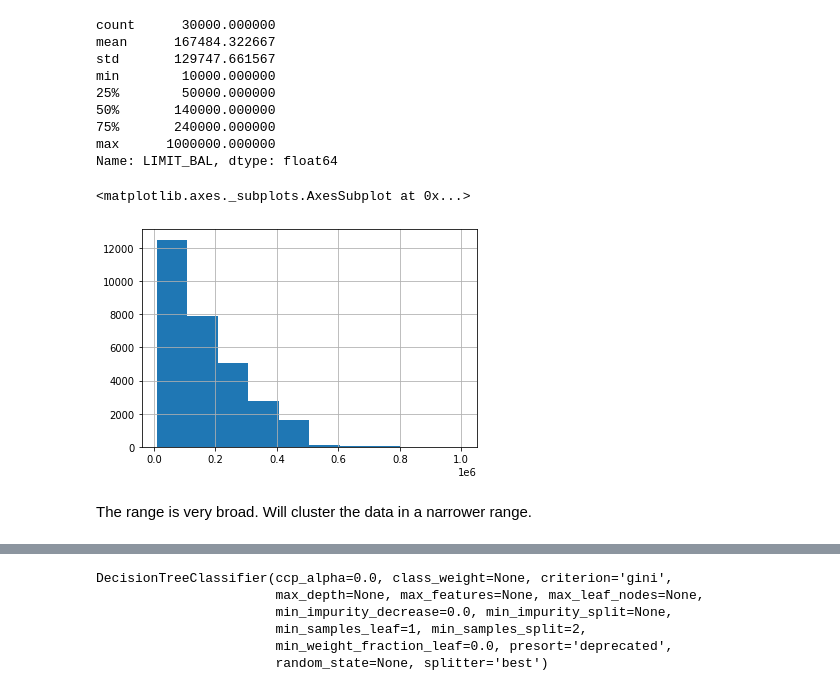
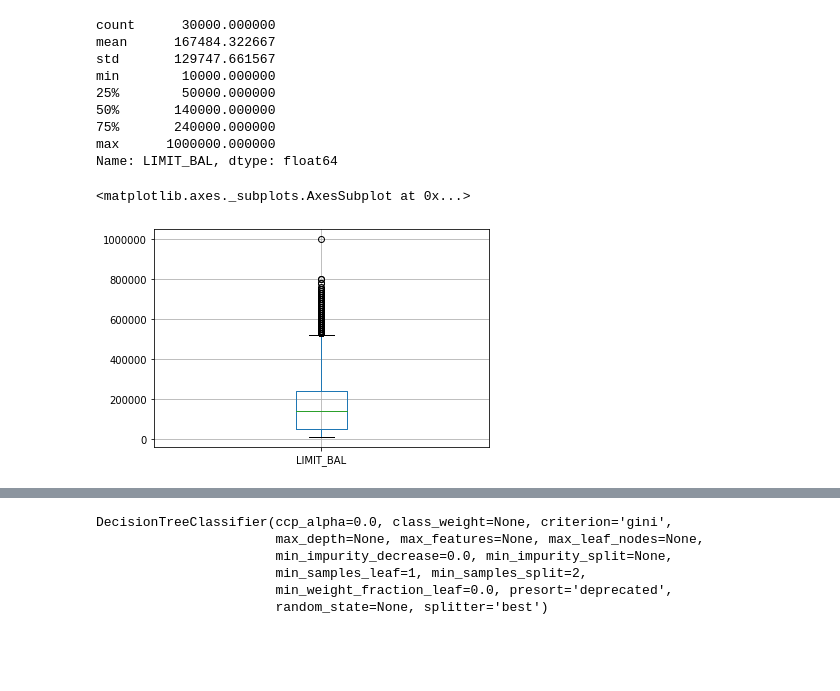
Before and after one commit to gerald-liu/credit-card-default-prediction, a Jupyter notebook: notebook.ipynb, the cells around one changed output, grey strips where cells are left out. Drawn from its saved outputs; the diff is of its cells as text; code cells hidden in the pictures; blank space fills up the shorter version.

```diff
--- a/notebook.ipynb
+++ b/notebook.ipynb
@@ -266,10 +211,9 @@ min        10000.000000
 75%       240000.000000
 max      1000000.000000
 Name: LIMIT_BAL, dtype: float64
-# %%
-data['LIMIT_BAL'].hist()
-# %% [output]
-<matplotlib.axes._subplots.AxesSubplot at 0x...>
-[figure, removed]
-# %% [markdown]
-The range is very broad. Will cluster the data in a narrower range.
+# %%
+# boxplot for balance limit
+data.boxplot(column='LIMIT_BAL')
+# %% [output]
+<matplotlib.axes._subplots.AxesSubplot at 0x...>
+[figure, added]
```
Also changed, not shown: parts of 187 cells of this notebook.
